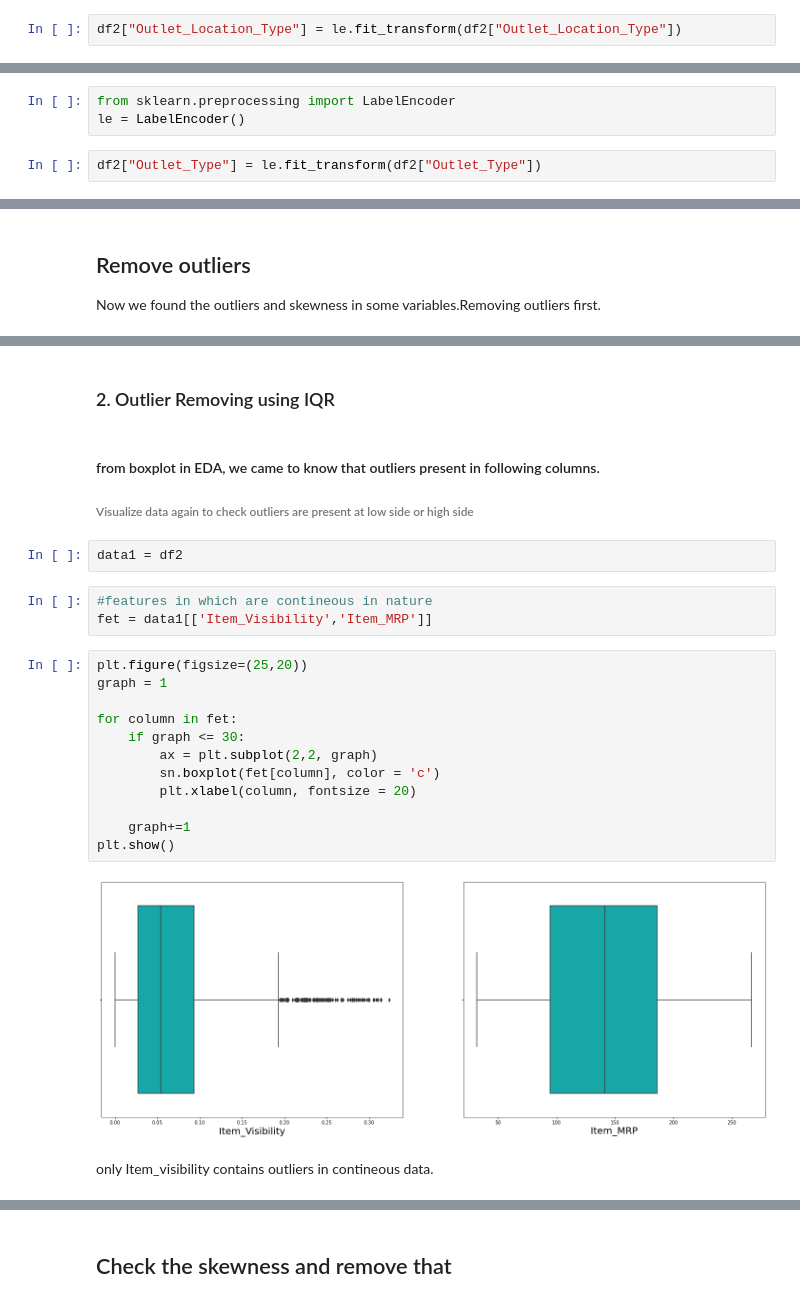
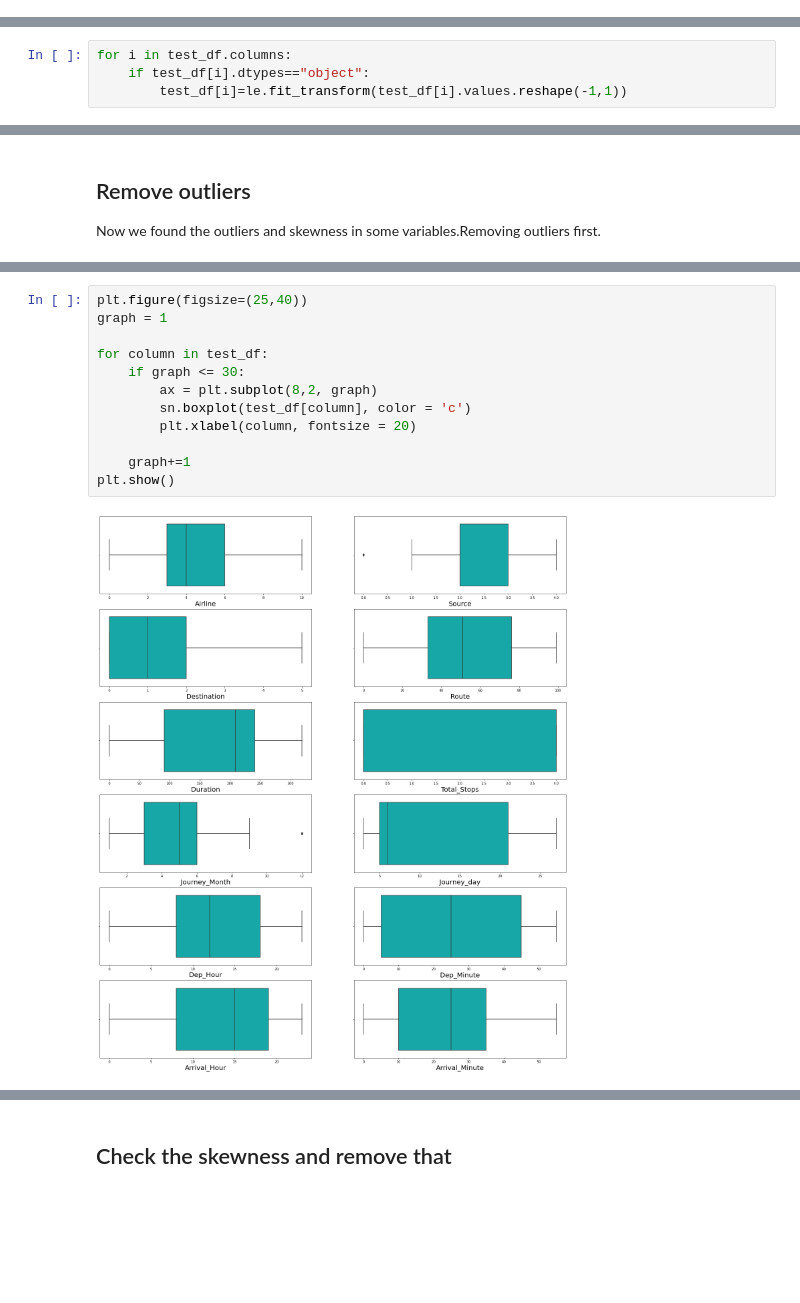
Before and after one commit to chaitali1992mygit/Flight-price-prediction, a Jupyter notebook: Flight Price Prediction.ipynb, the cells around one changed output, grey strips where cells are left out. Cells and saved outputs as stored; diff of their text form; blank space fills up the shorter version.

```diff
--- a/Flight Price Prediction.ipynb
+++ b/Flight Price Prediction.ipynb
@@ -1035,2 +994,0 @@ le = LabelEncoder()
-# %%
-df2["Outlet_Location_Type"] = le.fit_transform(df2["Outlet_Location_Type"])
@@ -1056,5 +994,0 @@ Name: Outlet_Type, dtype: int64
-# %%
-from sklearn.preprocessing import LabelEncoder
-le = LabelEncoder()
-# %%
-df2["Outlet_Type"] = le.fit_transform(df2["Outlet_Type"])
@@ -1089,0 +995,4 @@ dfdf21=df2.drop(['Item_Fat_Content'], axis=1)
+# %%
+for i in test_df.columns:
+    if test_df[i].dtypes=="object":
+        test_df[i]=le.fit_transform(test_df[i].values.reshape(-1,1))
@@ -1149,27 +1018,14 @@ new_df2.describe()
-# %% [markdown]
-### 2. Outlier Removing using IQR
-# %% [markdown]
-#### from boxplot in EDA, we came to know that outliers present in following columns.
-
-###### Visualize data again to check outliers are present at low side or high side
-# %%
-data1 = df2
-# %%
-#features in which are contineous in nature
-fet = data1[['Item_Visibility','Item_MRP']]
 # %%
-plt.figure(figsize=(25,20))
+plt.figure(figsize=(25,40))
 graph = 1
 
-for column in fet:
+for column in test_df:
     if graph <= 30:
-        ax = plt.subplot(2,2, graph)
-        sn.boxplot(fet[column], color = 'c')
+        ax = plt.subplot(8,2, graph)
+        sn.boxplot(test_df[column], color = 'c')
         plt.xlabel(column, fontsize = 20)
 
     graph+=1
 plt.show()
 # %% [output]
-[figure, old version]
+[figure, new version]
-# %% [markdown]
-only Item_visibility contains outliers in contineous data.
```
Also changed, not shown: parts of 365 cells of this notebook.
